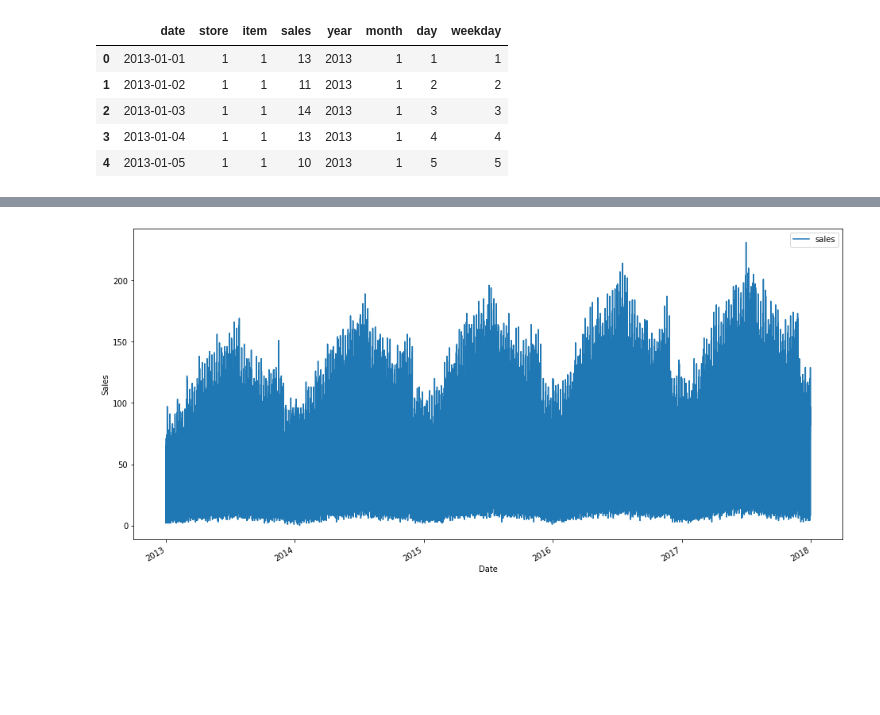
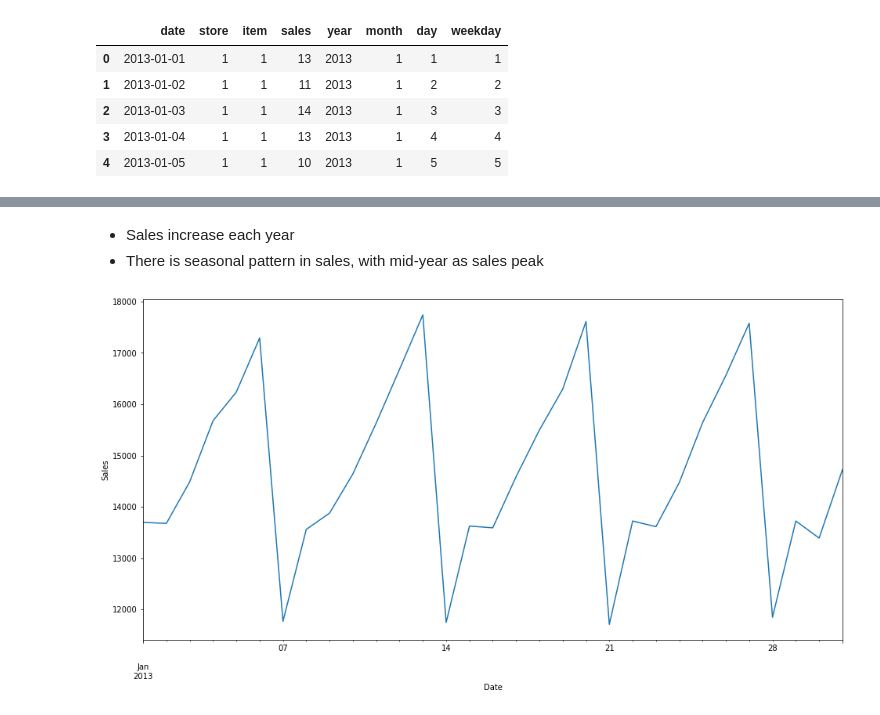
Before and after one commit to KaiFormosa/Sales_Demand_Forecast, a Jupyter notebook: Sales_Demand_Forecast.ipynb, the cells around one changed output, grey strips where cells are left out. Saved outputs shown, nothing was run; the diff lists cells and outputs as text; code cells hidden in the pictures; blank space fills up the shorter version.

```diff
--- a/Sales_Demand_Forecast.ipynb
+++ b/Sales_Demand_Forecast.ipynb
@@ -77,0 +64,6 @@ df.sort_values('date').head(10)
+# %%
+df_sum= df.groupby('date').sum()
+df_sum['sales'].plot(figsize=(16,8))
+plt.ylabel('Sales')
+plt.xlabel('Date')
+plt.show();
@@ -78,7 +72,10 @@ df.sort_values('date').head(10)
+# %% [markdown]
+- Sales increase each year
+- There is seasonal pattern in sales, with mid-year as sales peak
 # %%
-df.plot(x='date', y='sales', figsize=(16,8))
+df_sum[:31]['sales'].plot(figsize=(16,8))
 plt.ylabel('Sales')
 plt.xlabel('Date')
 plt.show();
 # %% [output]
-[figure, old version]
+[figure, new version]
```
Also changed, not shown: parts of 3 cells of this notebook.
